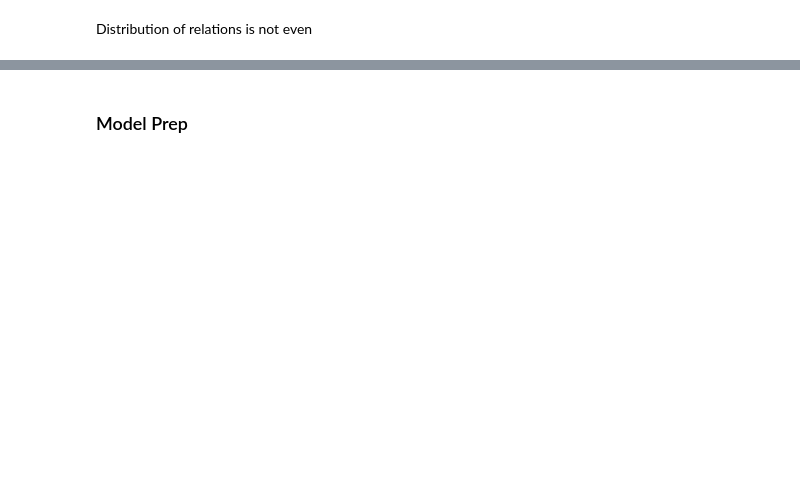
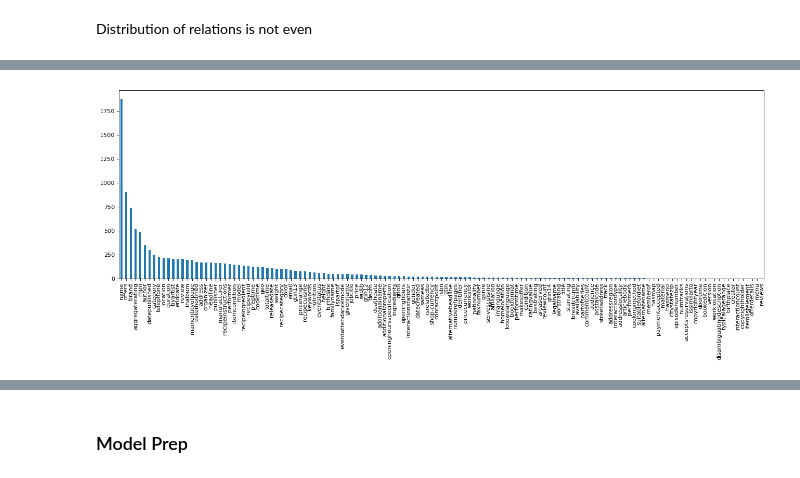
Before and after one commit to NiklasSabel/data_integration_using_deep_learning, a Jupyter notebook: notebooks/Schema/Baseline Model Roberta.ipynb, the cells around one changed output, grey strips where cells are left out. Drawn from its saved outputs; the diff is of its cells as text; code cells hidden in the pictures; blank space fills up the shorter version.

```diff
--- a/notebooks/Schema/Baseline Model Roberta.ipynb
+++ b/notebooks/Schema/Baseline Model Roberta.ipynb
@@ -103 +408,11 @@ Distribution of relations is not even
+# %%
+# small train with duplicates
+from matplotlib.pyplot import figure
+
+figure(figsize=(20, 6), dpi=80)
+tables.name.value_counts().plot(kind='bar')
+
+plt.show()
+# %% [output]
+[figure, added]
 # %%
```
Also changed, not shown: parts of 43 cells of this notebook.
